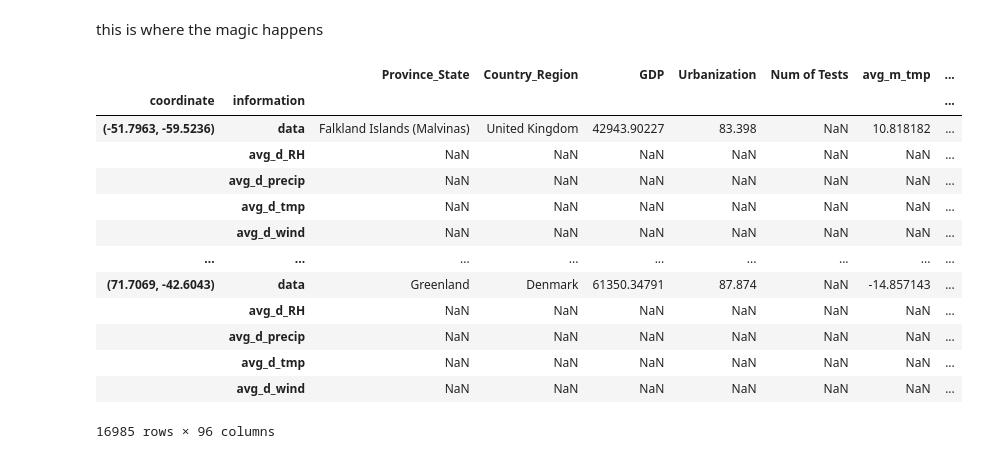
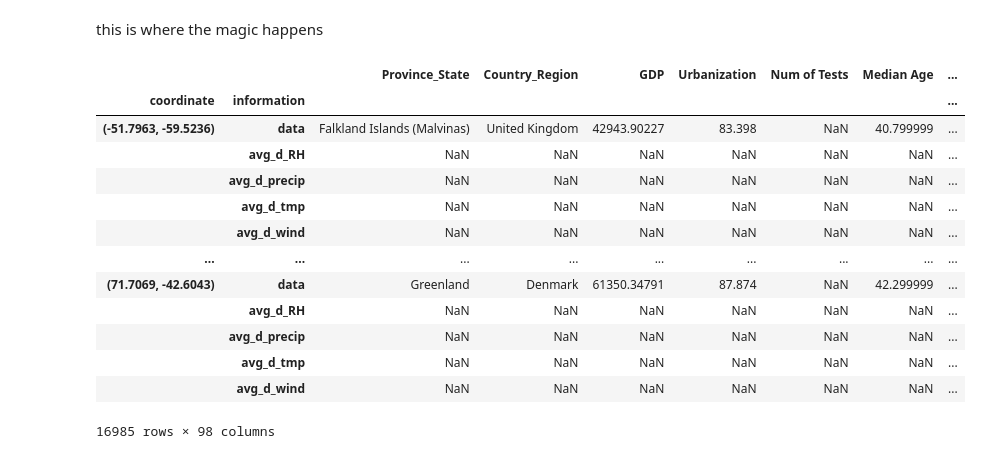
Before and after one commit to hopl1t/covid19, a Jupyter notebook: notebooks/add_gdp_urban_tests_to_pickle_1504.ipynb, the cells around one changed output. Cells and saved outputs as stored; diff of their text form; code cells hidden in the pictures.

Commit message:
added median_age and democracy. Need to handle NaN values for both (10-20 locations)

```diff
--- a/notebooks/add_gdp_urban_tests_to_pickle_1504.ipynb
+++ b/notebooks/add_gdp_urban_tests_to_pickle_1504.ipynb
@@ -102,6 +119,16 @@ urban_china_province_path = '../external_datasets/urbanization_china_provinces.c
 
 # source: https://covidtracking.com/
 tests_us_states_path = '../external_datasets/tests_us_states.csv'
+
+# ======== MEDIAN AGES ========
+# source: https://worldpopulationreview.com/states/median-age-by-state/
+median_age_per_US_state_2020_path = '../external_datasets/median_age_per_US_state_2020.csv'
+# source: https://ourworldindata.org/grapher/median-age?year=2020&time=2020
+median_age_per_countries_2020_path = '../external_datasets/median_age_per_countries_2020.csv'
+
+# ======== Democracy Index by country 2019 ========
+# source: https://en.wikipedia.org/wiki/Democracy_Index#cite_note-index2019-7
+democracy_index_by_country_path = '../external_datasets/democracy_index_by_country.csv'
 # %%
 def standardize_us_states_names(df):
     df = df.replace({
@@ -184,0 +282,4 @@ tests_us_state.columns=['Province_State', 'Num of Tests']
+# %%
+# Appending missing_median_age_values
+missing_median_ages_df = pd.DataFrame.from_dict(missing_median_age_values)
+median_age_per_US_state_2020 = median_age_per_US_state_2020.append(missing_median_ages_df, ignore_index=True)
@@ -184,0 +300,5 @@ tests_us_state.columns=['Province_State', 'Num of Tests']
+# %%
+# Appending missing_democracy_values
+missing_democracy_values_df = pd.DataFrame.from_dict(missing_democracy_values)
+democracy_index_by_country = democracy_index_by_country.append(missing_democracy_values_df, ignore_index=True)
+democracy_index_by_country
@@ -301,16 +442,19 @@ def standardize_external_names(external_df):
         'Iran, Islamic Rep.': 'Iran',
         'Congo, Rep.': 'Congo (Brazzaville)',
         'Congo, Dem. Rep.': 'Congo (Kinshasa)',
+        'Republic of the Congo': 'Congo (Brazzaville)',
+        'Democratic Republic of the Congo': 'Congo (Kinshasa)',
         'St. Lucia': 'Saint Lucia',
         'Czech Republic':'Czechia',
         'Kyrgyz Republic': 'Kyrgyzstan',
         'Egypt, Arab Rep.': 'Egypt',
         'Syrian Arab Republic': 'Syria',
-    #     'Cabo Verde': 'Cape Verde',
+        'Cape Verde': 'Cabo Verde',
         'Brunei Darussalam': 'Brunei',
         'Slovak Republic': 'Slovakia',
         'Russian Federation': 'Russia',
         'Korea, Rep.': 'Korea, South',
+        'South Korea[n 2]': 'Korea, South',
         'Timor Leste': 'East Timor',
         'Timor-Leste': 'East Timor',
         'Venezuela, RB': 'Venezuela',
@@ -318,8 +462,15 @@ def standardize_external_names(external_df):
         'Gambia, The': 'Gambia',
         'St. Kitts and Nevis': 'Saint Kitts and Nevis',
         'Myanmar': 'Burma',
-        'Bahamas, The': 'Bahamas'
-        })
+        'Bahamas, The': 'Bahamas',
+        'Cape Verde': 'Cabo Verde',
+        'Timor-Leste': 'East Timor',
+        'Timor Leste': 'East Timor',
+        'Taiwan*': 'Taiwan',
+        'Myanmar': 'Burma',
+        'Ivory Coast': 'Cote d\'Ivoire',
+        'Palestine': 'West Bank and Gaza'
+       })
     return external_df
 
 # gdp_country = standardize_external_names(gdp_country)
@@ -395,23 +580,23 @@ def add_gdp_urban(original, gdp_country, gdp_us_state, urban_country, urban_us_s
 # %%
 # new_tableau_death.to_csv('../augmented_datasets/tableau_death_augmented_gdp_urban.csv')
 # %%
-new_hopkins_conf = add_gdp_urban(hopkins_conf, gdp_country, gdp_all_provinces, urban_country, urban_all_provinces, tests_us_state)
+new_hopkins_conf = add_gdp_urban(hopkins_conf, gdp_country, gdp_all_provinces, urban_country, urban_all_provinces, tests_us_state, median_age_per_countries_2020, median_age_per_US_state_2020, democracy_index_by_country)
 new_hopkins_conf
 # %% [output]
-|  |  | Province_State | Country_Region | GDP | Urbanization | Num of Tests | avg_m_tmp | ... |
+|  |  | Province_State | Country_Region | GDP | Urbanization | Num of Tests | Median Age | ... |
 | coordinate | information |  |  |  |  |  |  | ... |
-| (-51.7963, -59.5236) | data | Falkland Islands (Malvinas) | United Kingdom | 42943.90227 | 83.398 | NaN | 10.818182 | ... |
+| (-51.7963, -59.5236) | data | Falkland Islands (Malvinas) | United Kingdom | 42943.90227 | 83.398 | NaN | 40.799999 | ... |
 |  | avg_d_RH | NaN | NaN | NaN | NaN | NaN | NaN | ... |
 |  | avg_d_precip | NaN | NaN | NaN | NaN | NaN | NaN | ... |
 |  | avg_d_tmp | NaN | NaN | NaN | NaN | NaN | NaN | ... |
 |  | avg_d_wind | NaN | NaN | NaN | NaN | NaN | NaN | ... |
 | ... | ... | ... | ... | ... | ... | ... | ... | ... |
-| (71.7069, -42.6043) | data | Greenland | Denmark | 61350.34791 | 87.874 | NaN | -14.857143 | ... |
+| (71.7069, -42.6043) | data | Greenland | Denmark | 61350.34791 | 87.874 | NaN | 42.299999 | ... |
 |  | avg_d_RH | NaN | NaN | NaN | NaN | NaN | NaN | ... |
 |  | avg_d_precip | NaN | NaN | NaN | NaN | NaN | NaN | ... |
 |  | avg_d_tmp | NaN | NaN | NaN | NaN | NaN | NaN | ... |
 |  | avg_d_wind | NaN | NaN | NaN | NaN | NaN | NaN | ... |
-16985 rows × 96 columns
+16985 rows × 98 columns
 # %%
 new_hopkins_conf[new_hopkins_conf['Country_Region']=='US']
 # %% [output]
```
Also changed, not shown: parts of 17 cells of this notebook, 3 other files.
